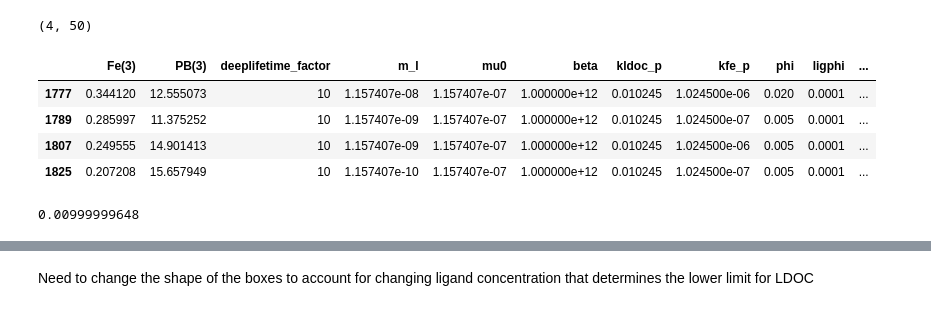
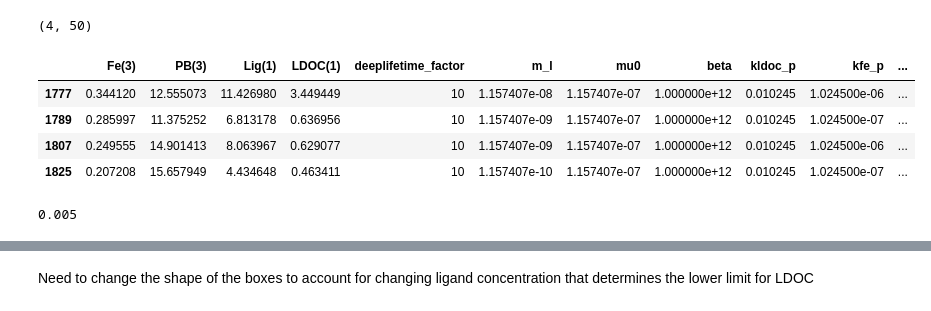
Before and after one commit to konweber/microCOSM_deep, a Jupyter notebook: Ensembles13_to_18/Ensemble13_to_18_analysis.ipynb, the cells around one changed output, grey strips where cells are left out. Saved outputs shown, nothing was run; the diff lists cells and outputs as text; code cells hidden in the pictures.

```diff
--- a/Ensembles13_to_18/Ensemble13_to_18_analysis.ipynb
+++ b/Ensembles13_to_18/Ensemble13_to_18_analysis.ipynb
@@ -184,17 +185,18 @@ data13_to_18_feasible.shape
 # %% [output]
 (4, 50)
 # %%
-data13_to_18_feasible[['Fe(3)', 'PB(3)', 'deeplifetime_factor', 'm_l', 'mu0', 'beta', 'kldoc_p', 'kfe_p', 'phi', 'ligphi', 'fe_lim_p(3)']]
+data13_to_18_feasible[['Fe(3)', 'PB(3)', 'Lig(1)', 'LDOC(1)', 'deeplifetime_factor', 'm_l', 'mu0', 'beta', 'kldoc_p', 'kfe_p', 'phi', 'ligphi', 'fe_lim_p(3)']]
 # %% [output]
-|  | Fe(3) | PB(3) | deeplifetime_factor | m_l | mu0 | beta | kldoc_p | kfe_p | phi | ligphi | ... |
-| 1777 | 0.344120 | 12.555073 | 10 | 1.157407e-08 | 1.157407e-07 | 1.000000e+12 | 0.010245 | 1.024500e-06 | 0.020 | 0.0001 | ... |
-| 1789 | 0.285997 | 11.375252 | 10 | 1.157407e-09 | 1.157407e-07 | 1.000000e+12 | 0.010245 | 1.024500e-07 | 0.005 | 0.0001 | ... |
-| 1807 | 0.249555 | 14.901413 | 10 | 1.157407e-09 | 1.157407e-07 | 1.000000e+12 | 0.010245 | 1.024500e-06 | 0.005 | 0.0001 | ... |
-| 1825 | 0.207208 | 15.657949 | 10 | 1.157407e-10 | 1.157407e-07 | 1.000000e+12 | 0.010245 | 1.024500e-07 | 0.005 | 0.0001 | ... |
+|  | Fe(3) | PB(3) | Lig(1) | LDOC(1) | deeplifetime_factor | m_l | mu0 | beta | kldoc_p | kfe_p | ... |
+| 1777 | 0.344120 | 12.555073 | 11.426980 | 3.449449 | 10 | 1.157407e-08 | 1.157407e-07 | 1.000000e+12 | 0.010245 | 1.024500e-06 | ... |
+| 1789 | 0.285997 | 11.375252 | 6.813178 | 0.636956 | 10 | 1.157407e-09 | 1.157407e-07 | 1.000000e+12 | 0.010245 | 1.024500e-07 | ... |
+| 1807 | 0.249555 | 14.901413 | 8.063967 | 0.629077 | 10 | 1.157407e-09 | 1.157407e-07 | 1.000000e+12 | 0.010245 | 1.024500e-06 | ... |
+| 1825 | 0.207208 | 15.657949 | 4.434648 | 0.463411 | 10 | 1.157407e-10 | 1.157407e-07 | 1.000000e+12 | 0.010245 | 1.024500e-07 | ... |
-# %%
-1.157407E-7 *86400
-# %% [output]
-0.00999999648
+# %%
+### print out line 1777
+data13_to_18_feasible.iloc[3]['phi']
+# %% [output]
+0.005
 # %%
 ### Ligand vs LDOC scatterplot
 
```
Also changed, not shown: parts of 3 cells of this notebook, 18 other files.
